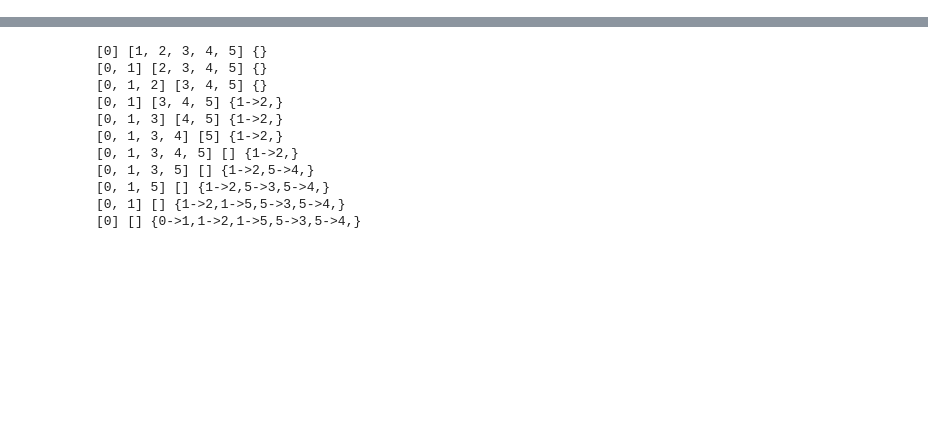
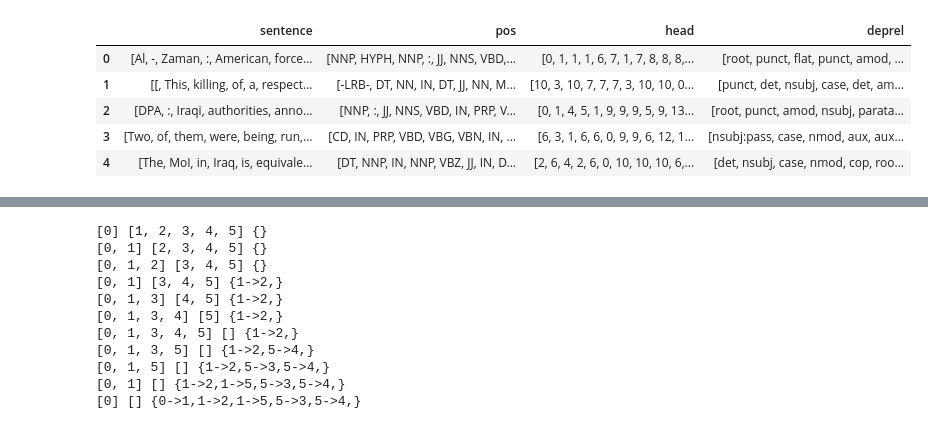
Before and after one commit to fl16180/deependency-parser, a Jupyter notebook: demo.ipynb, the cells around one changed output, grey strips where cells are left out. Drawn from its saved outputs; the diff is of its cells as text; code cells hidden in the pictures; blank space fills up the shorter version.

```diff
--- a/demo.ipynb
+++ b/demo.ipynb
@@ -2,10 +2,12 @@
 import numpy as np
 import pandas as pd
 
+%load_ext autoreload
+%autoreload 2
 
-with open('en_ewt-ud-train.conllu') as f:
+with open('./data/en_ewt-ud-train.conllu') as f:
     lines = f.readlines()
 
-with open('en_ewt-ud-dev.conllu') as f:
+with open('./data/en_ewt-ud-dev.conllu') as f:
     lines_dev = f.readlines()
 # %%
@@ -128,0 +17,9 @@ class RelationGraph:
+# %%
+df.head()
+# %% [output]
+|  | sentence | pos | head | deprel |
+| 0 | [Al, -, Zaman, :, American, force... | [NNP, HYPH, NNP, :, JJ, NNS, VBD,... | [0, 1, 1, 1, 6, 7, 1, 7, 8, 8, 8,... | [root, punct, flat, punct, amod, ... |
+| 1 | [[, This, killing, of, a, respect... | [-LRB-, DT, NN, IN, DT, JJ, NN, M... | [10, 3, 10, 7, 7, 7, 3, 10, 10, 0... | [punct, det, nsubj, case, det, am... |
+| 2 | [DPA, :, Iraqi, authorities, anno... | [NNP, :, JJ, NNS, VBD, IN, PRP, V... | [0, 1, 4, 5, 1, 9, 9, 9, 5, 9, 13... | [root, punct, amod, nsubj, parata... |
+| 3 | [Two, of, them, were, being, run,... | [CD, IN, PRP, VBD, VBG, VBN, IN, ... | [6, 3, 1, 6, 6, 0, 9, 9, 6, 12, 1... | [nsubj:pass, case, nmod, aux, aux... |
+| 4 | [The, MoI, in, Iraq, is, equivale... | [DT, NNP, IN, NNP, VBZ, JJ, IN, D... | [2, 6, 4, 2, 6, 0, 10, 10, 10, 6,... | [det, nsubj, case, nmod, cop, roo... |
```
Also changed, not shown: parts of 25 cells of this notebook, 8 other files.
